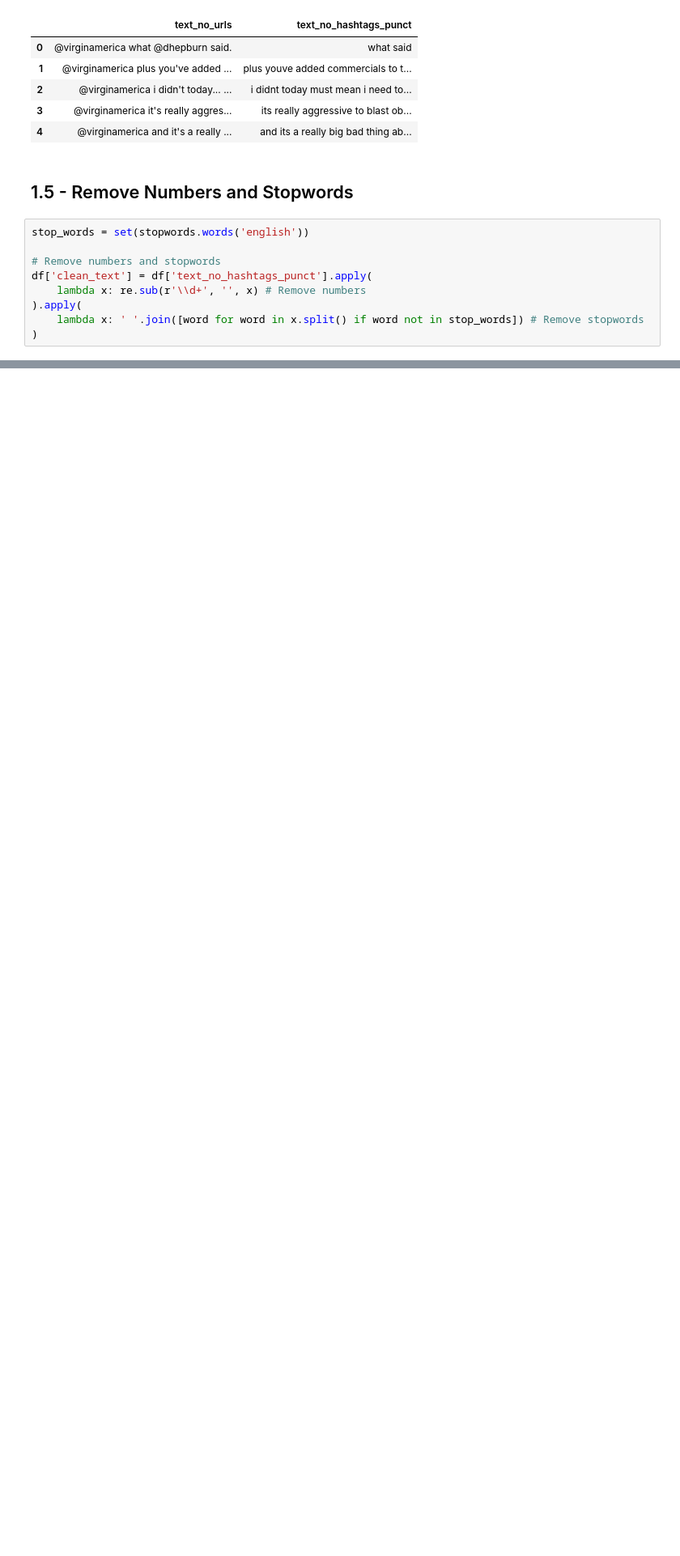
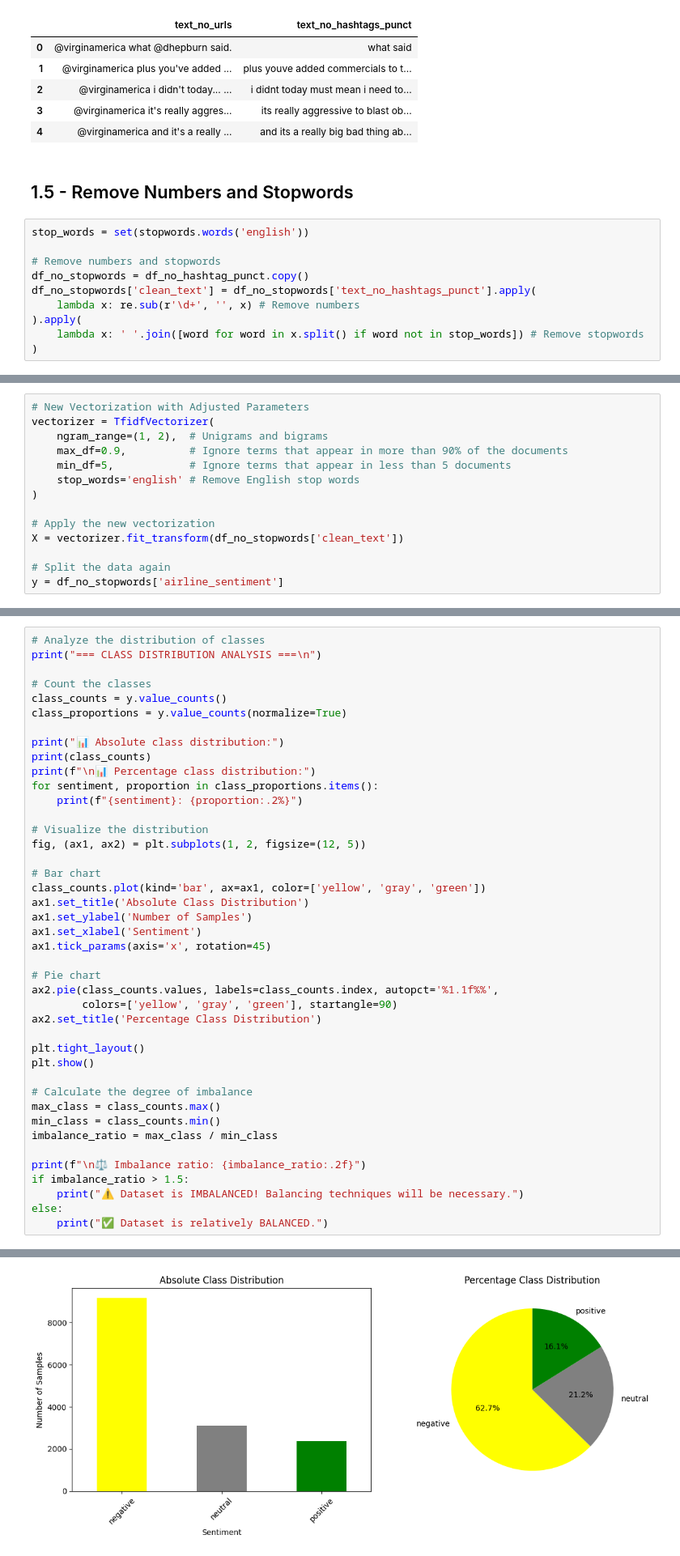
Before and after one commit to zbialaz/sentiment-analysis-airlines, a Jupyter notebook: sentiment_analysis_airlines.ipynb, the cells around one changed output, grey strips where cells are left out. Shown at 81% size. Cells and saved outputs as stored; diff of their text form; blank space fills up the shorter version.

```diff
--- a/sentiment_analysis_airlines.ipynb
+++ b/sentiment_analysis_airlines.ipynb
@@ -118,8 +130,9 @@ df[['text_no_urls', 'text_no_hashtags_punct']].head()
 stop_words = set(stopwords.words('english'))
 
 # Remove numbers and stopwords
-df['clean_text'] = df['text_no_hashtags_punct'].apply(
-    lambda x: re.sub(r'\\d+', '', x) # Remove numbers
+df_no_stopwords = df_no_hashtag_punct.copy()
+df_no_stopwords['clean_text'] = df_no_stopwords['text_no_hashtags_punct'].apply(
+    lambda x: re.sub(r'\d+', '', x) # Remove numbers
 ).apply(
     lambda x: ' '.join([word for word in x.split() if word not in stop_words]) # Remove stopwords
 )
@@ -135,0 +244,14 @@ df[['text_no_hashtags_punct', 'clean_text']].head()
+# %%
+# New Vectorization with Adjusted Parameters
+vectorizer = TfidfVectorizer(
+    ngram_range=(1, 2),  # Unigrams and bigrams
+    max_df=0.9,          # Ignore terms that appear in more than 90% of the documents
+    min_df=5,            # Ignore terms that appear in less than 5 documents
+    stop_words='english' # Remove English stop words
+)
+
+# Apply the new vectorization
+X = vectorizer.fit_transform(df_no_stopwords['clean_text'])
+
+# Split the data again
+y = df_no_stopwords['airline_sentiment']
@@ -135,0 +269,43 @@ df[['text_no_hashtags_punct', 'clean_text']].head()
+# %%
+# Analyze the distribution of classes
+print("=== CLASS DISTRIBUTION ANALYSIS ===\n")
+
+# Count the classes
+class_counts = y.value_counts()
+class_proportions = y.value_counts(normalize=True)
+
+print("📊 Absolute class distribution:")
+print(class_counts)
+print(f"\n📊 Percentage class distribution:")
+for sentiment, proportion in class_proportions.items():
+    print(f"{sentiment}: {proportion:.2%}")
+
+# Visualize the distribution
+fig, (ax1, ax2) = plt.subplots(1, 2, figsize=(12, 5))
+
+# Bar chart
+class_counts.plot(kind='bar', ax=ax1, color=['yellow', 'gray', 'green'])
+ax1.set_title('Absolute Class Distribution')
+ax1.set_ylabel('Number of Samples')
+ax1.set_xlabel('Sentiment')
+ax1.tick_params(axis='x', rotation=45)
+
+# Pie chart
+ax2.pie(class_counts.values, labels=class_counts.index, autopct='%1.1f%%',
+        colors=['yellow', 'gray', 'green'], startangle=90)
+ax2.set_title('Percentage Class Distribution')
+
+plt.tight_layout()
+plt.show()
+
+# Calculate the degree of imbalance
+max_class = class_counts.max()
+min_class = class_counts.min()
+imbalance_ratio = max_class / min_class
+
+print(f"\n⚖️ Imbalance ratio: {imbalance_ratio:.2f}")
+if imbalance_ratio > 1.5:
+    print("⚠️ Dataset is IMBALANCED! Balancing techniques will be necessary.")
+else:
+    print("✅ Dataset is relatively BALANCED.")
+# %% [output]
@@ -135,0 +324 @@ df[['text_no_hashtags_punct', 'clean_text']].head()
+[figure, added]
```
Also changed, not shown: parts of 43 cells of this notebook, 2 other files.
